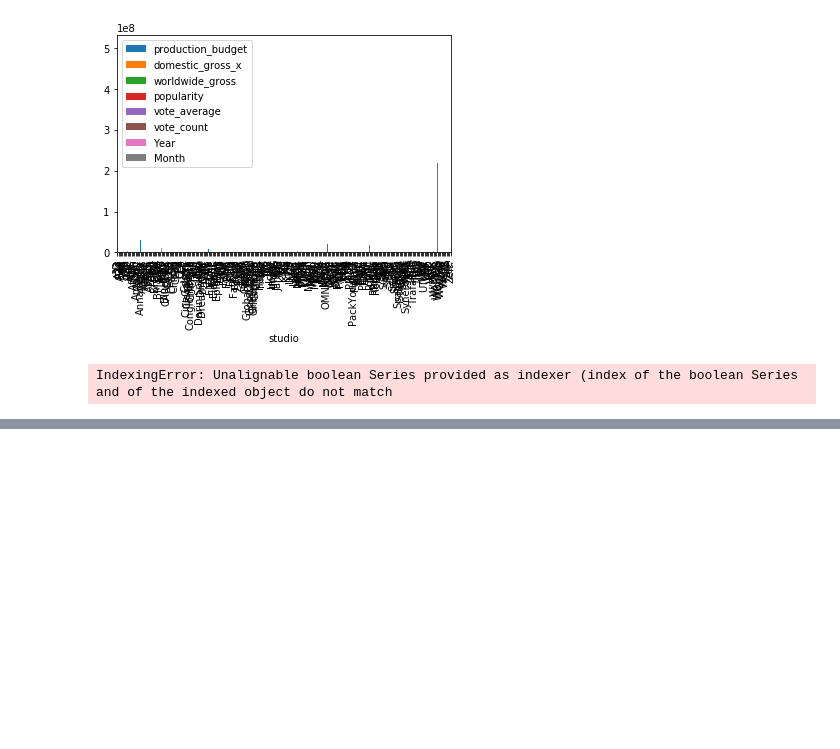
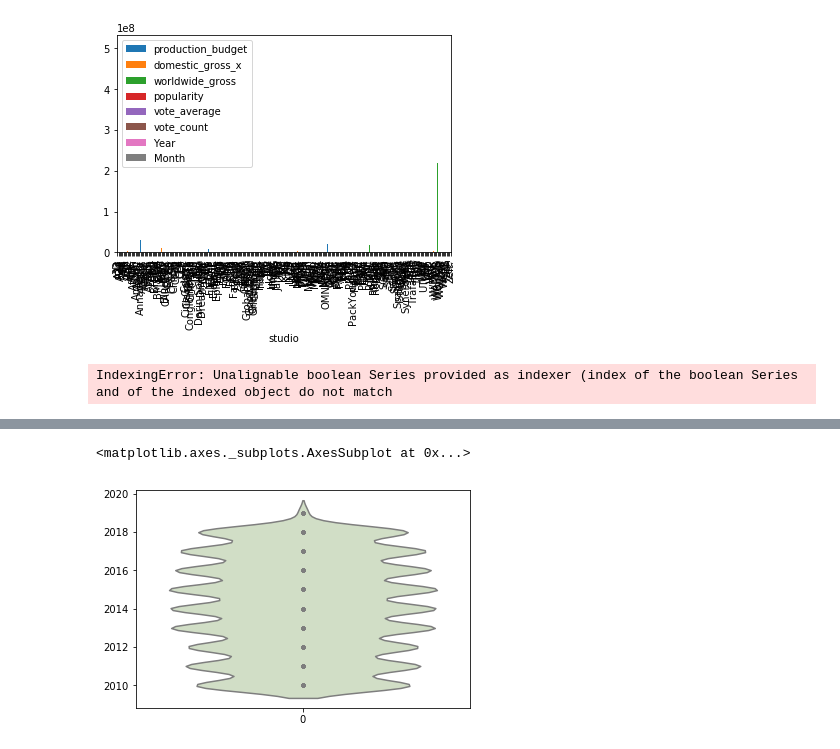
Before and after one commit to nateej1/Movie-Industry-Analysis-Exercise, a Jupyter notebook: Exploring_Draft_Clean_Data_NJ.ipynb, the cells around one changed output, grey strips where cells are left out. Cells and saved outputs as stored; diff of their text form; code cells hidden in the pictures; blank space fills up the shorter version.

```diff
--- a/Exploring_Draft_Clean_Data_NJ.ipynb
+++ b/Exploring_Draft_Clean_Data_NJ.ipynb
@@ -97,0 +117,9 @@ IndexingError: Unalignable boolean Series provided as indexer (index of the bool
+# %%
+# Use cubehelix to get a custom sequential palette
+pal = sns.cubehelix_palette(8, rot=-.5, dark=.3)
+
+# Show each distribution with both violins and points
+sns.violinplot(data=df['Year'], palette=pal, inner="points")
+# %% [output]
+<matplotlib.axes._subplots.AxesSubplot at 0x...>
+[figure, added]
```
Also changed, not shown: parts of 10 cells of this notebook.
